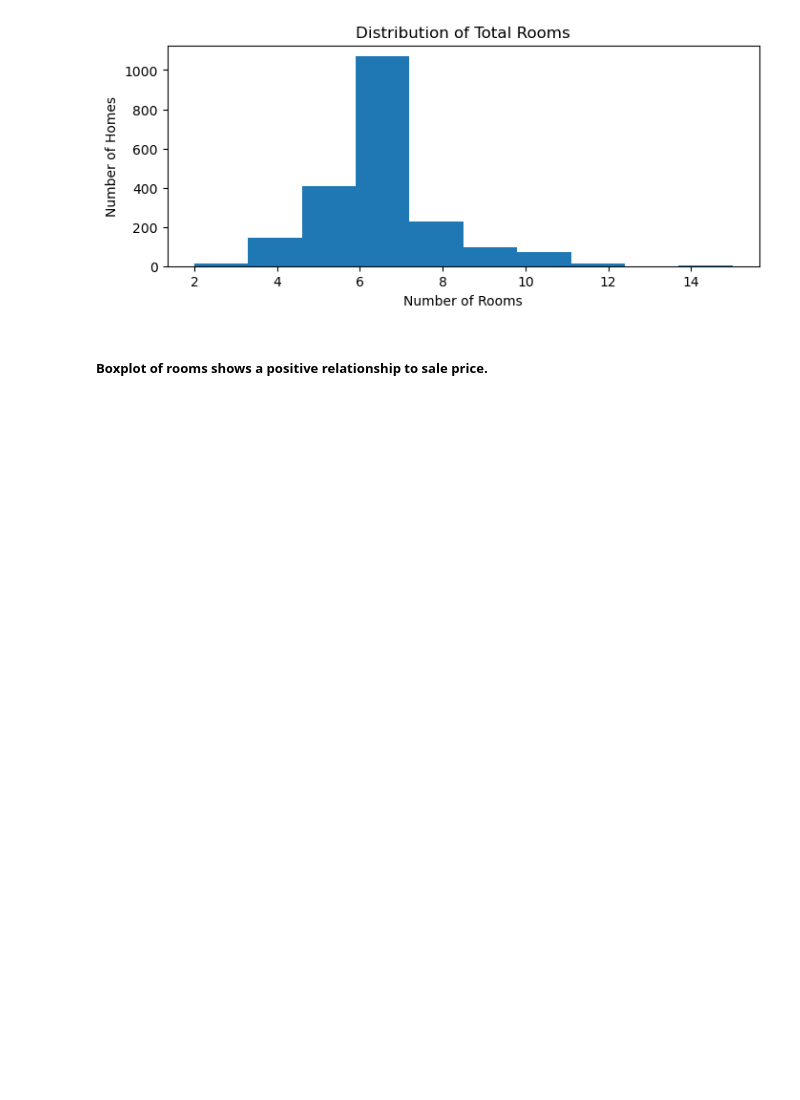
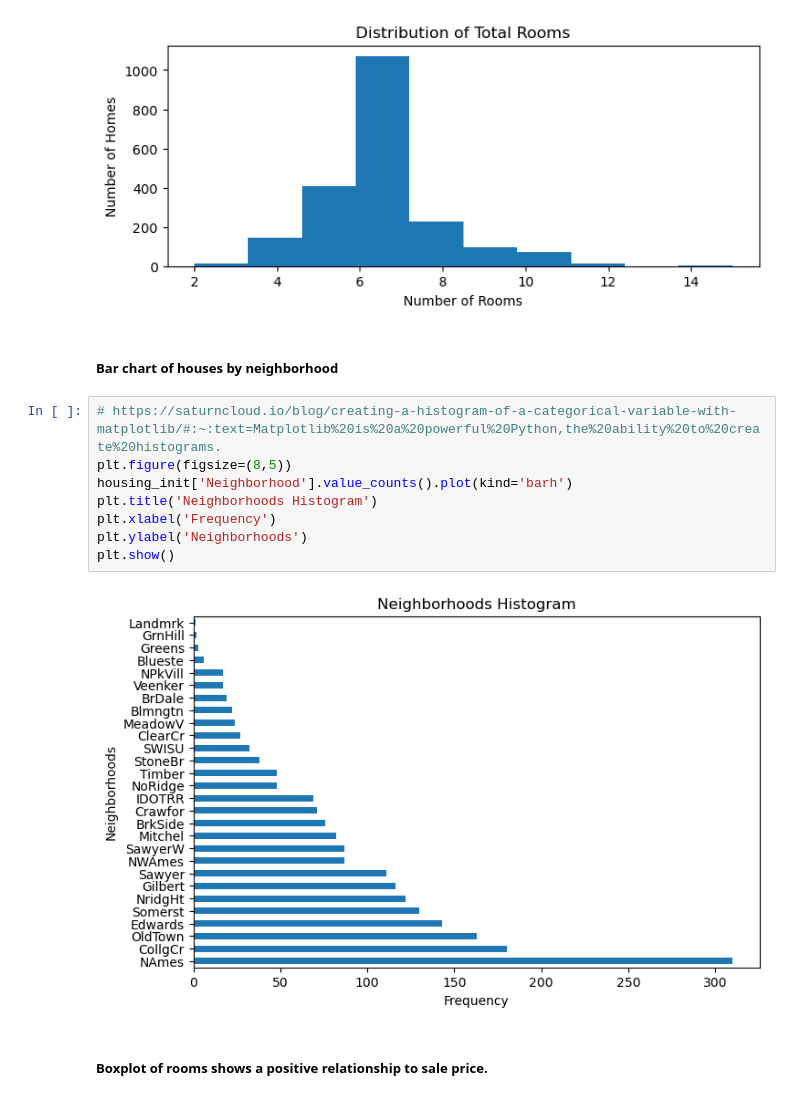
Before and after one commit to johngilheany/ames_home_price, a Jupyter notebook: FINAL_starter_code.ipynb, the cells around one changed output. Drawn from its saved outputs; the diff is of its cells as text; blank space fills up the shorter version.

```diff
--- a/FINAL_starter_code.ipynb
+++ b/FINAL_starter_code.ipynb
@@ -177,6 +163,18 @@ plt.ylabel('Number of Homes')
 plt.title('Distribution of Total Rooms');
 # %% [output]
 [figure]
+# %% [markdown]
+##### Bar chart of houses by neighborhood
+# %%
+# https://saturncloud.io/blog/creating-a-histogram-of-a-categorical-variable-with-matplotlib/#:~:text=Matplotlib%20is%20a%20powerful%20Python,the%20ability%20to%20create%20histograms.
+plt.figure(figsize=(8,5))
+housing_init['Neighborhood'].value_counts().plot(kind='barh')
+plt.title('Neighborhoods Histogram')
+plt.xlabel('Frequency')
+plt.ylabel('Neighborhoods')
+plt.show()
+# %% [output]
+[figure, added]
 # %% [markdown]
 ##### Boxplot of rooms shows a positive relationship to sale price.
 # %%
```
Also changed, not shown: parts of 20 cells of this notebook, 9 other files.
